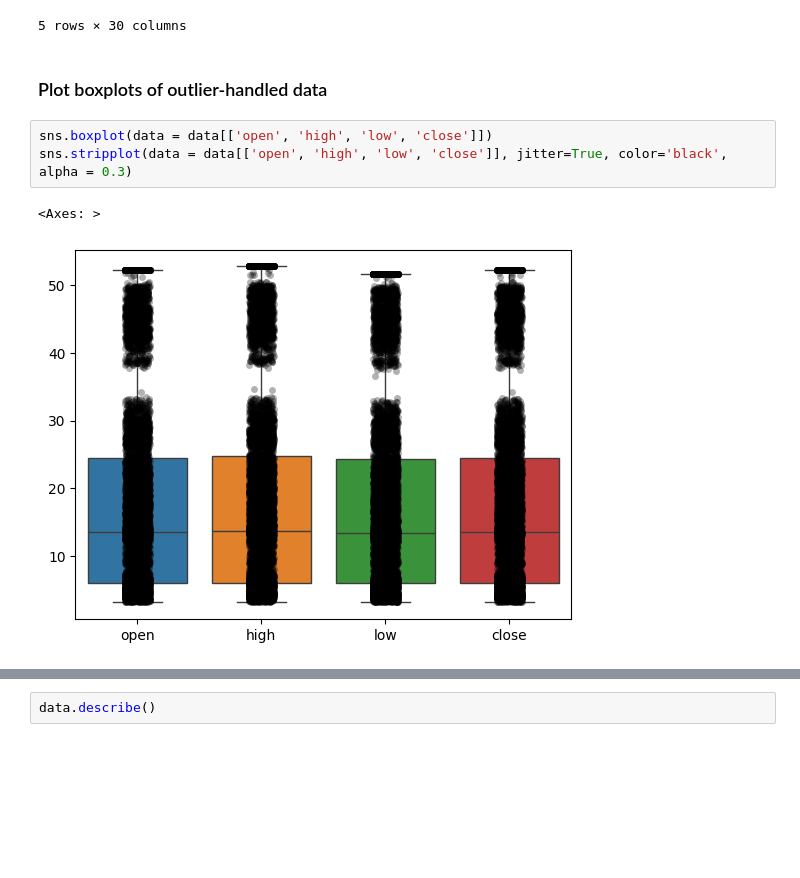
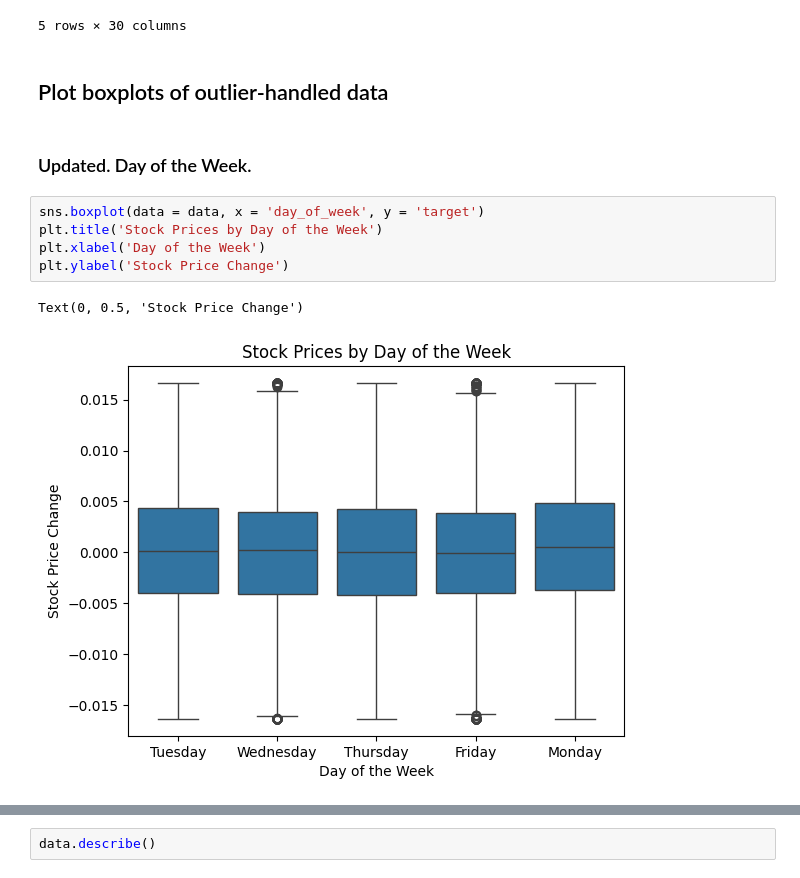
Before and after one commit to jeremiahf24/ADS-504-02-Group-7-Machine-Learning-and-Deep-Learning-for-Data-Science, a Jupyter notebook: nvda.ipynb, the cells around one changed output, grey strips where cells are left out. Drawn from its saved outputs; the diff is of its cells as text; blank space fills up the shorter version.

```diff
--- a/nvda.ipynb
+++ b/nvda.ipynb
@@ -162,10 +175,14 @@ data.head()
 | 4 | 5.2155 | 5.22200 | 5.18750 | 5.20150 | 5.2155 | 5.22200 | 5.18750 | ... |
 5 rows × 30 columns
 # %% [markdown]
-### Plot boxplots of outlier-handled data
+## Plot boxplots of outlier-handled data
-# %%
-sns.boxplot(data = data[['open', 'high', 'low', 'close']])
-sns.stripplot(data = data[['open', 'high', 'low', 'close']], jitter=True, color='black', alpha = 0.3)
-# %% [output]
-<Axes: >
-[figure, removed]
+# %% [markdown]
+### Updated. Day of the Week.
+# %%
+sns.boxplot(data = data, x = 'day_of_week', y = 'target')
+plt.title('Stock Prices by Day of the Week')
+plt.xlabel('Day of the Week')
+plt.ylabel('Stock Price Change')
+# %% [output]
+Text(0, 0.5, 'Stock Price Change')
+[figure, added]
```
Also changed, not shown: parts of 16 cells of this notebook, 1 other file.
